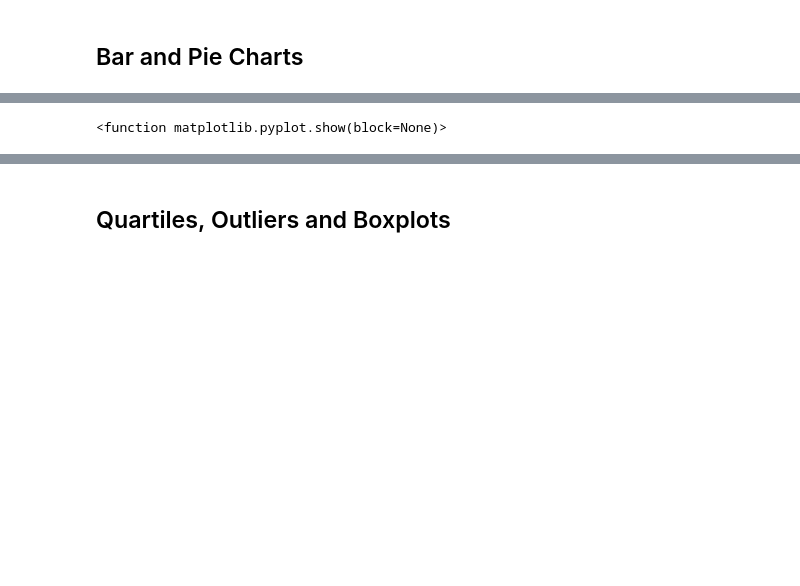
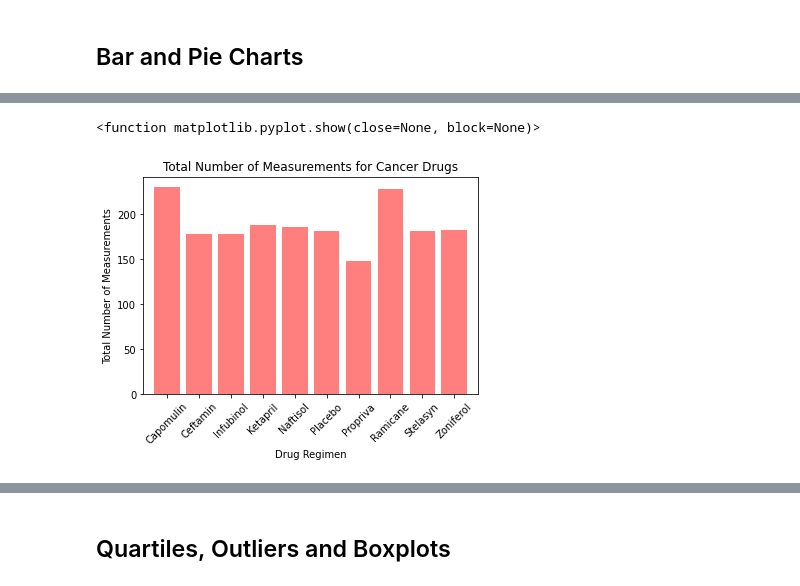
Before and after one commit to yang5hi/Matplotlib-challenge, a Jupyter notebook: pymaceuticals_GitHub.ipynb, the cells around one changed output, grey strips where cells are left out. Saved outputs shown, nothing was run; the diff lists cells and outputs as text; code cells hidden in the pictures; blank space fills up the shorter version.

```diff
--- a/pymaceuticals_GitHub.ipynb
+++ b/pymaceuticals_GitHub.ipynb
@@ -126,13 +151,12 @@ ss_output_df
 # %%
-# Generate a bar plot showing the total number of measurements taken on each drug regimen using pandas.
-%matplotlib notebook
-# Generate a bar plot showing the total number of measurements taken on each drug regimen using pandas.
-ss_count=grouped_ss_df['Tumor Volume (mm3)'].count()
-### print(ss_count_df)
+# Generate a bar plot showing the total number of measurements taken on each drug regimen using pyplot.
 x_axis=np.arange(ss_count.count())
 plt.bar(x_axis, ss_count,color='red',alpha=0.5,align='center')
 tick_locations = [value for value in x_axis]
 plt.xticks(tick_locations, ss_count.keys(), rotation=45)
 plt.xlim(-0.75, len(x_axis)-0.25)
+plt.title("Total Number of Measurements for Cancer Drugs")
+plt.xlabel("Drug Regimen")
+plt.ylabel("Total Number of Measurements")
 plt.show
 # %% [output]
@@ -141 +163,2 @@ plt.show
-<function matplotlib.pyplot.show(block=None)>
+<function matplotlib.pyplot.show(close=None, block=None)>
+[figure, added]
```
Also changed, not shown: parts of 10 cells of this notebook.
